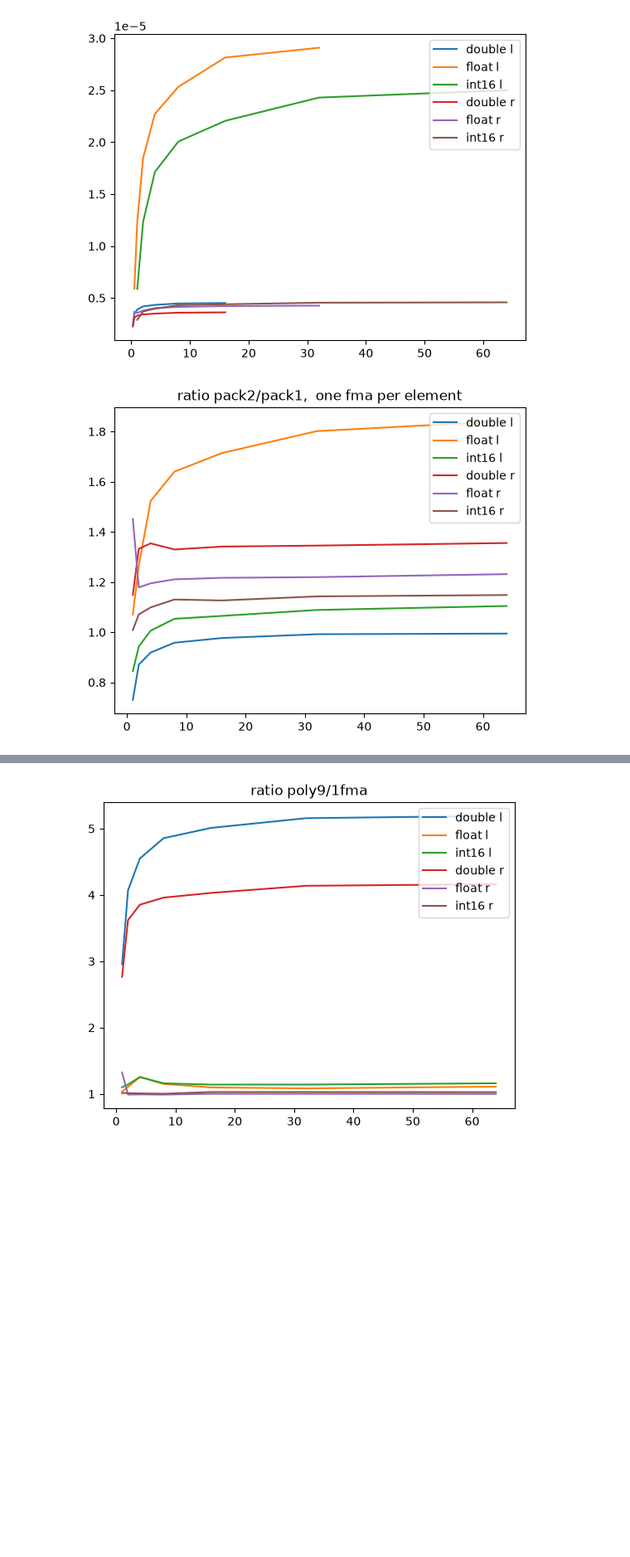
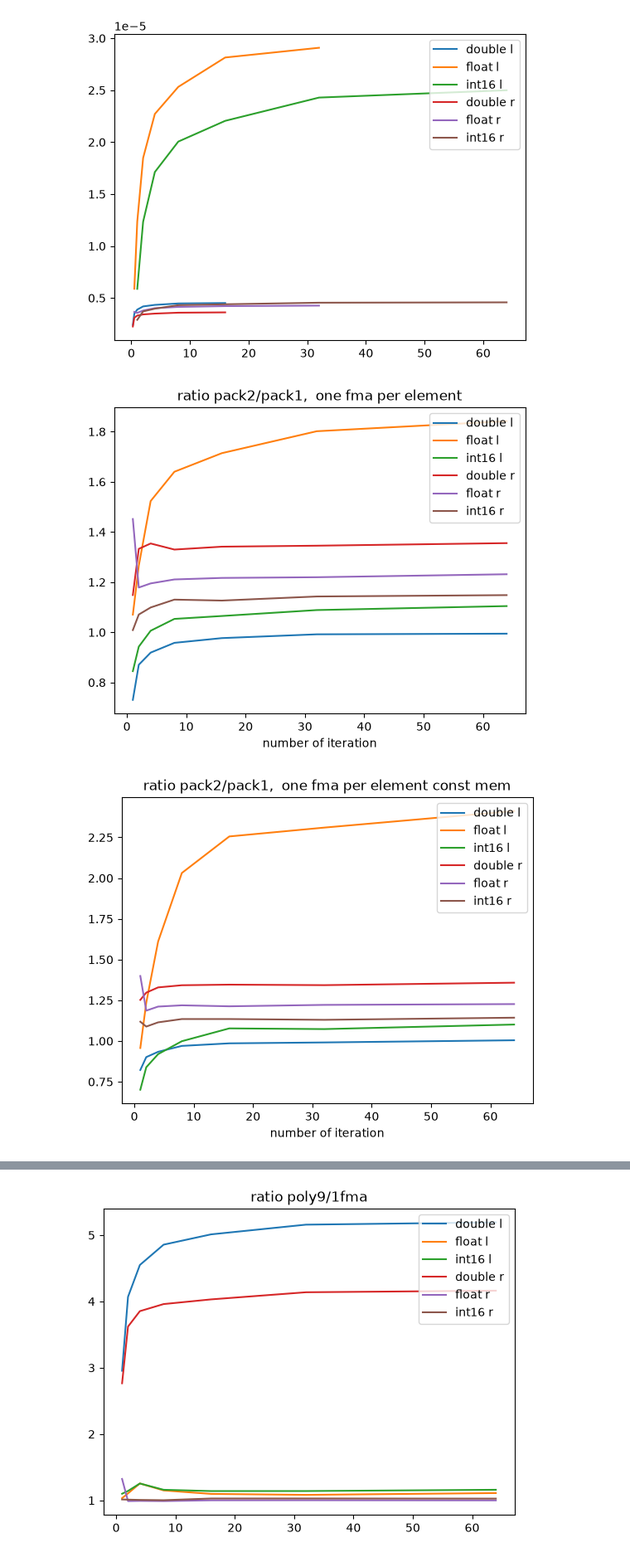
Before and after one commit to VinInn/pyTools, a Jupyter notebook: rooflineT4.ipynb, the cells around one changed output, grey strips where cells are left out. Shown at 83% size. Drawn from its saved outputs; the diff is of its cells as text; code cells hidden in the pictures; blank space fills up the shorter version.

Commit message:
add const mem

```diff
--- a/rooflineT4.ipynb
+++ b/rooflineT4.ipynb
@@ -73,6 +73,19 @@ times =np.array([
 #,[224728287,34016393,39808719,224612336,63213368,43850116,344455462,138359208,63205261,280569340,237203565,221954139,381544271,292319614,254420662,1177642133,35850010,45385869,1177389243,63332493,46693343,1177977940,234694887,222958951,1177860559,291083262,253179198,7168543702,1896652015,2243708755,7177860502,1895301578,2247559186]
         ])
 times = times.transpose()
+
+ctimes =np.array([
+[344421,155701,164360,283156,149041,115237,395920,211689,130369,370179,263857,309503,463667,369218,346252,1222563,179006,205635,1212212,161305,162885,1220518,354571,340789,1227839,388310,352672,7287247,1373280,1529299,7238817,1412064,1549918]
+,[552503,167944,182113,497980,207452,152793,640750,329171,190758,651237,557805,525418,844731,661919,572062,2348601,169551,196877,2352270,202183,173261,2342701,545795,542940,2345846,656519,581132,14491839,2545306,2906572,14436631,2560235,2910855]
+,[1002109,201522,228499,935959,324578,210134,1098306,570736,313153,1207306,1024405,968961,1604798,1241086,1080100,4656244,235139,271193,4655153,324576,259987,4657071,1012846,980258,4644130,1230073,1080274,28909497,5014457,5738549,28841742,5043665,5798392]
+,[1866881,276976,337405,1811188,562661,337044,2081763,1062104,559082,2321547,1965457,1836682,3116742,2396421,2084673,9257046,370819,442761,9245448,580275,451129,9253977,1969645,1888698,9267392,2393598,2094001,57758034,9993987,11428056,57650154,9994137,11485895]
+,[3614593,467903,555862,3563643,1055506,599045,4048155,2053479,1053261,4516141,3851521,3574661,6079485,4672802,4057352,18446669,618384,737882,18439019,1059460,777713,18471251,3891966,3756685,18493261,4738714,4150128,115419246,19920584,22780613,115298343,19788650,22708079]
+,[7165592,905192,1047447,7104178,2091109,1124291,8024960,4068981,2073455,9016451,7616822,7161035,12109869,9307044,8093856,36929547,1241402,1494778,36890791,2122699,1574619,36814100,7673603,7357067,36878644,9337063,8161241,230494526,39576424,45262295,230478727,39499818,45234543]
+,[14056518,1674463,1911973,14123788,4038638,2105535,15889018,7990430,4017775,17760492,15041085,14014981,24122106,18453220,16024127,73598578,2272324,2711453,73586564,4088473,2943311,73625946,14988328,14354713,73620090,18381301,16046554,460846345,79137163,90456987,460931210,78998559,90405082]
+#,[28100634,3261500,3707007,28154961,7988153,4124821,31642524,15881408,7981040,35415731,29892984,28101415,47989992,36714690,31821567,147195085,4413896,5251269,147170001,8017127,5683744,147249177,29646074,28248762,147234310,36538160,31850188,921428764,158261328,180890858,921812612,157980313,180730511]
+#,[223287279,25219331,28706303,224393720,63041764,32042759,251782667,126054695,62949101,280718912,236921237,221720009,382058290,291999656,253566897,1177543296,33728817,40328565,1177345583,62938998,43977761,1177975381,234915062,223017252,1177857499,290723184,253496158,7376655581,1265993718,1446504111,7372197552,1264014014,1445420346]
+        ])
+ctimes = ctimes.transpose()
 # %%
 iter = np.array([1,2,4,8,16,32,64
                  #,128
@@ -122,16 +162,30 @@ plt.show()
 # %%
 fig, ax = plt.subplots()
 plt.plot(iter,times[3+0]/times[0], label="double l")
 plt.plot(iter,times[3+1]/times[1], label="float l")
 plt.plot(iter,times[3+2]/times[2], label="int16 l")
 plt.plot(iter,times[3+9]/times[9], label="double r")
 plt.plot(iter,times[3+10]/times[10], label="float r")
 plt.plot(iter,times[3+11]/times[11], label="int16 r")
 ax.legend(loc='upper right')
 ax.set_title('ratio pack2/pack1,  one fma per element')
+ax.set_xlabel('number of iteration')
 plt.show()
+
+fig, ax = plt.subplots()
+plt.plot(iter,ctimes[3+0]/ctimes[0], label="double l")
+plt.plot(iter,ctimes[3+1]/ctimes[1], label="float l")
+plt.plot(iter,ctimes[3+2]/ctimes[2], label="int16 l")
+plt.plot(iter,ctimes[3+9]/ctimes[9], label="double r")
+plt.plot(iter,ctimes[3+10]/ctimes[10], label="float r")
+plt.plot(iter,ctimes[3+11]/ctimes[11], label="int16 r")
+ax.legend(loc='upper right')
+ax.set_title('ratio pack2/pack1,  one fma per element const mem')
+ax.set_xlabel('number of iteration')
+plt.show()
 # %% [output]
-[figure, old version]
+[figure, new version]
+[figure, added]
 # %%
 fig, ax = plt.subplots()
 plt.plot(iter,iter/times[15], label="double l")
```
Also changed, not shown: parts of 3 cells of this notebook.
